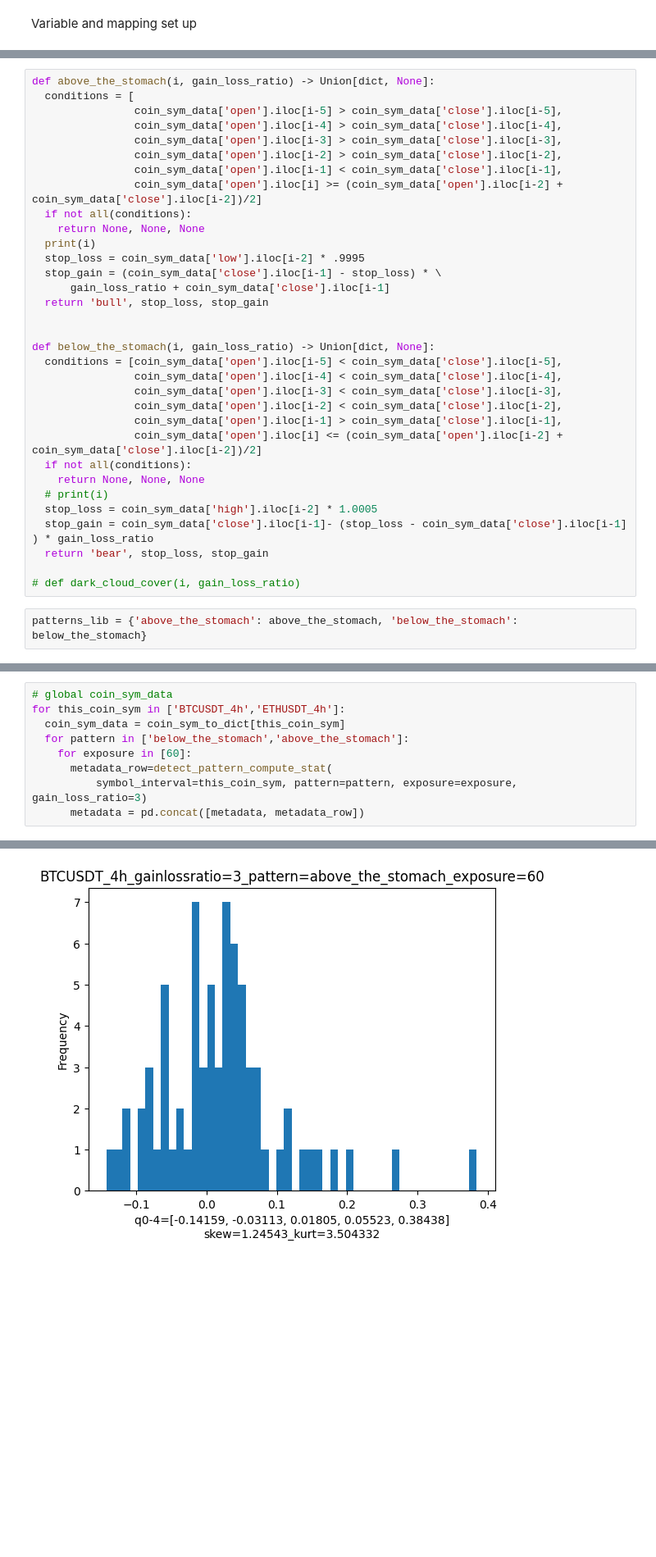
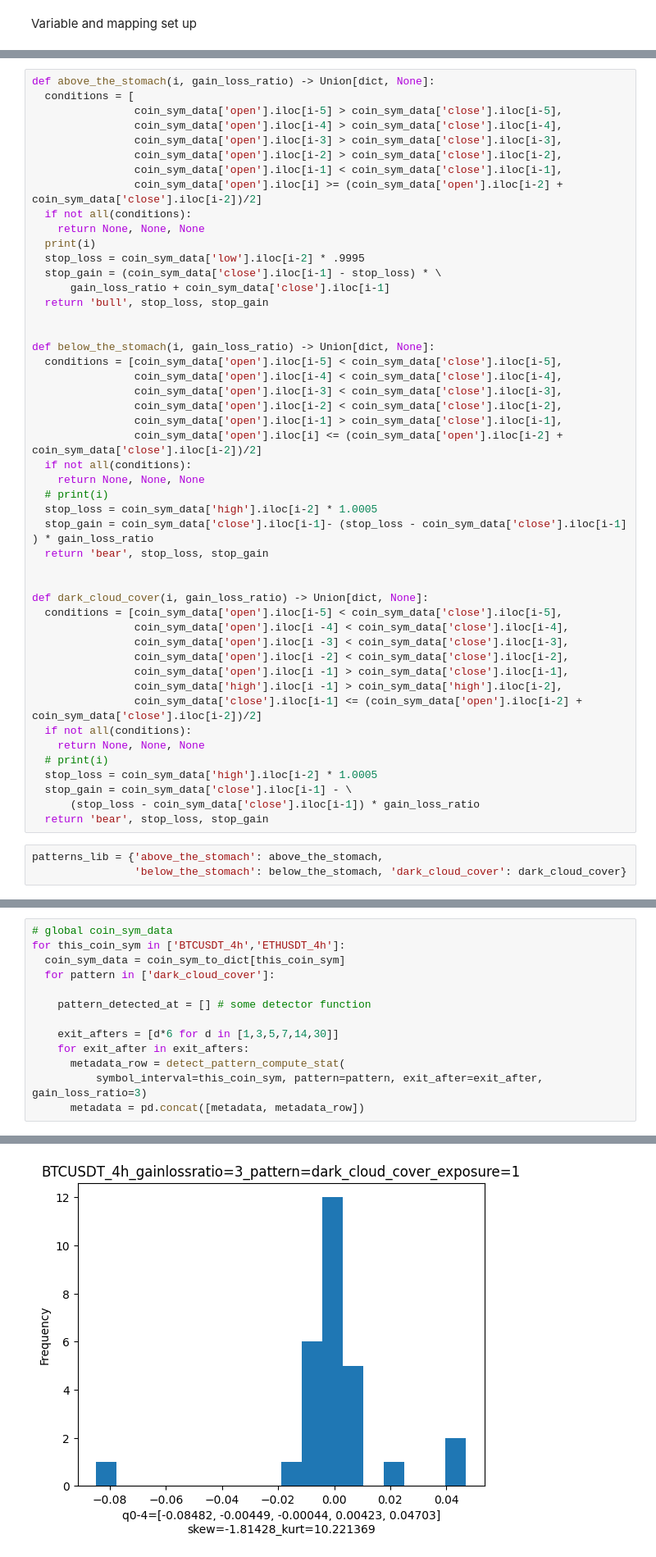
Before and after one commit to karsonchancwk/crypto_premarket_dashboard_demo, a Jupyter notebook: kline_candlestick/classify_candlestick_pattern.ipynb, the cells around one changed output, grey strips where cells are left out. Shown: that part at 82% size. Saved outputs shown, nothing was run; the diff lists cells and outputs as text; blank space fills up the shorter version.

Commit message:
rename exit_after, add dark_cloud_cover

```diff
--- a/kline_candlestick/classify_candlestick_pattern.ipynb
+++ b/kline_candlestick/classify_candlestick_pattern.ipynb
@@ -109,7 +122,23 @@ def below_the_stomach(i, gain_loss_ratio) -> Union[dict, None]:
   stop_gain = coin_sym_data['close'].iloc[i-1]- (stop_loss - coin_sym_data['close'].iloc[i-1] ) * gain_loss_ratio
   return 'bear', stop_loss, stop_gain
 
-# def dark_cloud_cover(i, gain_loss_ratio)
+
+def dark_cloud_cover(i, gain_loss_ratio) -> Union[dict, None]:
+  conditions = [coin_sym_data['open'].iloc[i-5] < coin_sym_data['close'].iloc[i-5],
+                coin_sym_data['open'].iloc[i -4] < coin_sym_data['close'].iloc[i-4],
+                coin_sym_data['open'].iloc[i -3] < coin_sym_data['close'].iloc[i-3],
+                coin_sym_data['open'].iloc[i -2] < coin_sym_data['close'].iloc[i-2],
+                coin_sym_data['open'].iloc[i -1] > coin_sym_data['close'].iloc[i-1],
+                coin_sym_data['high'].iloc[i -1] > coin_sym_data['high'].iloc[i-2],
+                coin_sym_data['close'].iloc[i-1] <= (coin_sym_data['open'].iloc[i-2] + coin_sym_data['close'].iloc[i-2])/2]
+  if not all(conditions):
+    return None, None, None
+  # print(i)
+  stop_loss = coin_sym_data['high'].iloc[i-2] * 1.0005
+  stop_gain = coin_sym_data['close'].iloc[i-1] - \
+      (stop_loss - coin_sym_data['close'].iloc[i-1]) * gain_loss_ratio
+  return 'bear', stop_loss, stop_gain
 # %%
-patterns_lib = {'above_the_stomach': above_the_stomach, 'below_the_stomach': below_the_stomach}
+patterns_lib = {'above_the_stomach': above_the_stomach,
+                'below_the_stomach': below_the_stomach, 'dark_cloud_cover': dark_cloud_cover}
 # %%
@@ -156,9 +190,13 @@ def detect_pattern_compute_stat(symbol_interval: str, pattern: str, exposure:int
 # global coin_sym_data
 for this_coin_sym in ['BTCUSDT_4h','ETHUSDT_4h']:
   coin_sym_data = coin_sym_to_dict[this_coin_sym]
-  for pattern in ['below_the_stomach','above_the_stomach']:
-    for exposure in [60]:
-      metadata_row=detect_pattern_compute_stat(
-          symbol_interval=this_coin_sym, pattern=pattern, exposure=exposure, gain_loss_ratio=3)
+  for pattern in ['dark_cloud_cover']:
+
+    pattern_detected_at = [] # some detector function
+
+    exit_afters = [d*6 for d in [1,3,5,7,14,30]]
+    for exit_after in exit_afters:
+      metadata_row = detect_pattern_compute_stat(
+          symbol_interval=this_coin_sym, pattern=pattern, exit_after=exit_after, gain_loss_ratio=3)
       metadata = pd.concat([metadata, metadata_row])
 # %% [output]
@@ -233 +203 @@ for this_coin_sym in ['BTCUSDT_4h','ETHUSDT_4h']:
-[figure, old version]
+[figure, new version]
```
Also changed, not shown: parts of 8 cells of this notebook.
